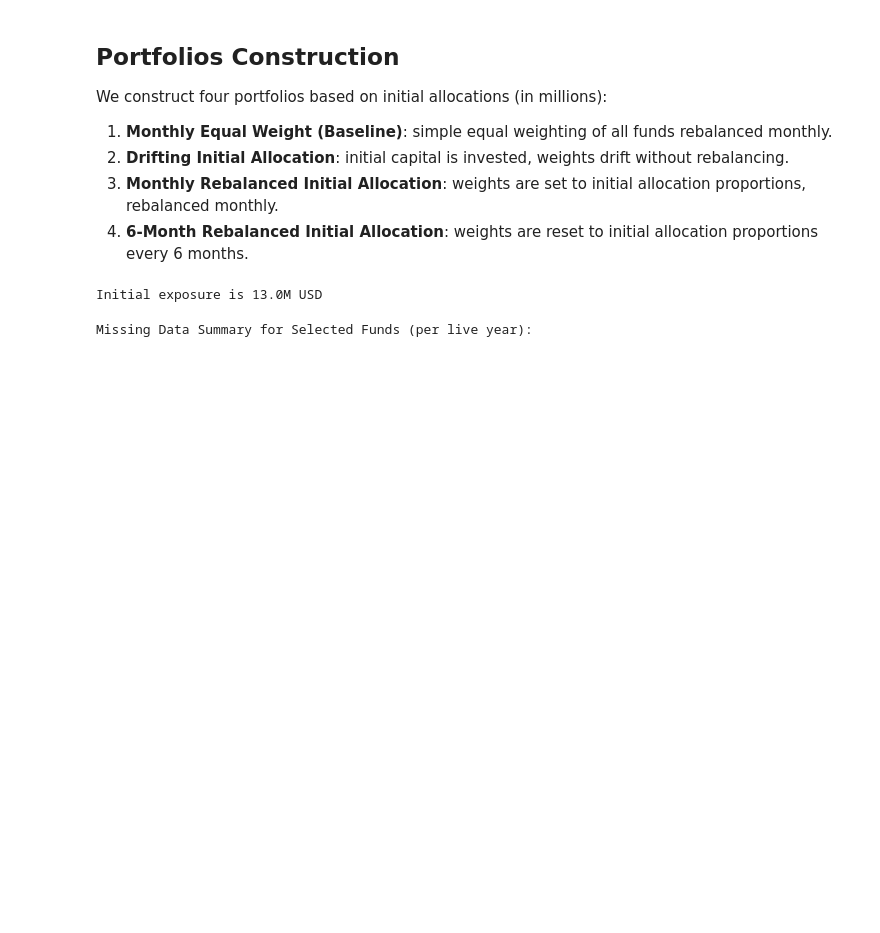
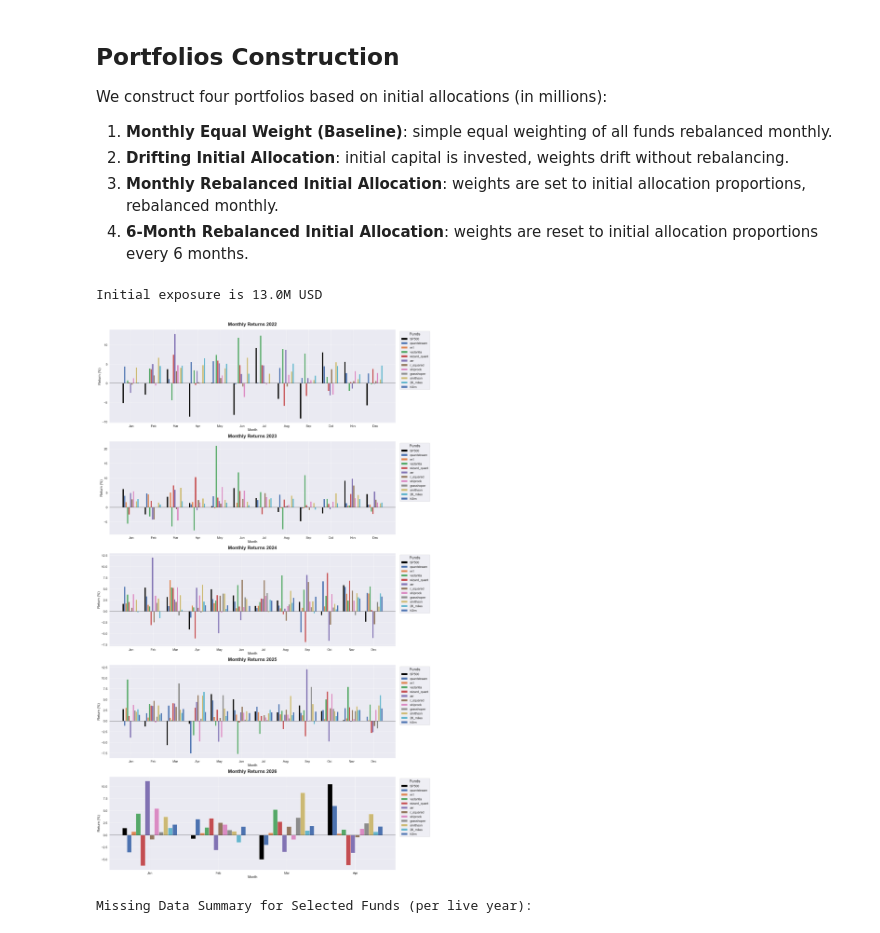
Before and after one commit to arthurdhonneur7/athenee_hf_portfolio, a Jupyter notebook: target_pflio.ipynb, the cells around one changed output. Saved outputs shown, nothing was run; the diff lists cells and outputs as text; code cells hidden in the pictures; blank space fills up the shorter version.

Commit message:
monthly returns plot

```diff
--- a/target_pflio.ipynb
+++ b/target_pflio.ipynb
@@ -542,6 +542,58 @@ all_portfolios_df = pd.DataFrame({
 all_portfolios_df.dropna(inplace=True)
 # %% [output]
 Initial exposure is 13.0M USD
+# %%
+import os
+
+def plot_monthly_returns_separate_years(data_df, save_path=None):
+    df_plot = data_df.copy()
+
+    # Only keep funds that are in allocations + sp500
+    funds_in_portfolio = list(allocations.keys())
+    cols_to_plot = ['sp500'] + [c for c in funds_in_portfolio if c in df_plot.columns]
+
+    years = df_plot.index.year.unique()
+    n_years = len(years)
+
+    fig, axes = plt.subplots(nrows=n_years, ncols=1, figsize=(24, 8 * n_years))
+    if n_years == 1:
+        axes = [axes]
+
+    for ax, year in zip(axes, years):
+        df_year = df_plot[df_plot.index.year == year]
+        plot_data = df_year[cols_to_plot] * 100
+
+        x = np.arange(len(plot_data))
+        num_cols = len(cols_to_plot)
+        width = 0.8 / num_cols
+
+        ax.bar(x - width * (num_cols / 2 - 0.5), plot_data['sp500'], width, label='SP500', color='black')
+
+        for i, col in enumerate([c for c in cols_to_plot if c != 'sp500']):
+            ax.bar(x - width * (num_cols / 2 - 0.5) + (i + 1) * width, plot_data[col], width, label=fund_short_names.get(col, col))
+
+        ax.set_title(f'Monthly Returns {year}', fontsize=24, fontweight='bold', pad=20)
+        ax.set_xlabel('Month', fontsize=18)
+        ax.set_ylabel('Return (%)', fontsize=18)
+        ax.set_xticks(x)
+        ax.set_xticklabels([d.strftime('%b') for d in df_year.index], fontsize=16)
+        ax.axhline(0, color='black', linewidth=1)
+        ax.tick_params(axis='y', labelsize=16)
+
+        ax.legend(title='Funds', bbox_to_anchor=(1.01, 1), loc='upper left', fontsize=16, title_fontsize=20, markerscale=2)
+
+    plt.tight_layout()
+
+    if save_path:
+        os.makedirs(os.path.dirname(save_path), exist_ok=True)
+        fig.savefig(save_path, bbox_inches='tight')
+
+    plt.show()
+
+# Generate and save the plot
+plot_monthly_returns_separate_years(df, save_path='./report/monthly_returns_bar_plot.png')
+# %% [output]
+[figure, added]
 # %%
 # --- Missing Data Analysis (Selected Funds) ---
 import pandas as pd
```
Also changed, not shown: 16 other files.
